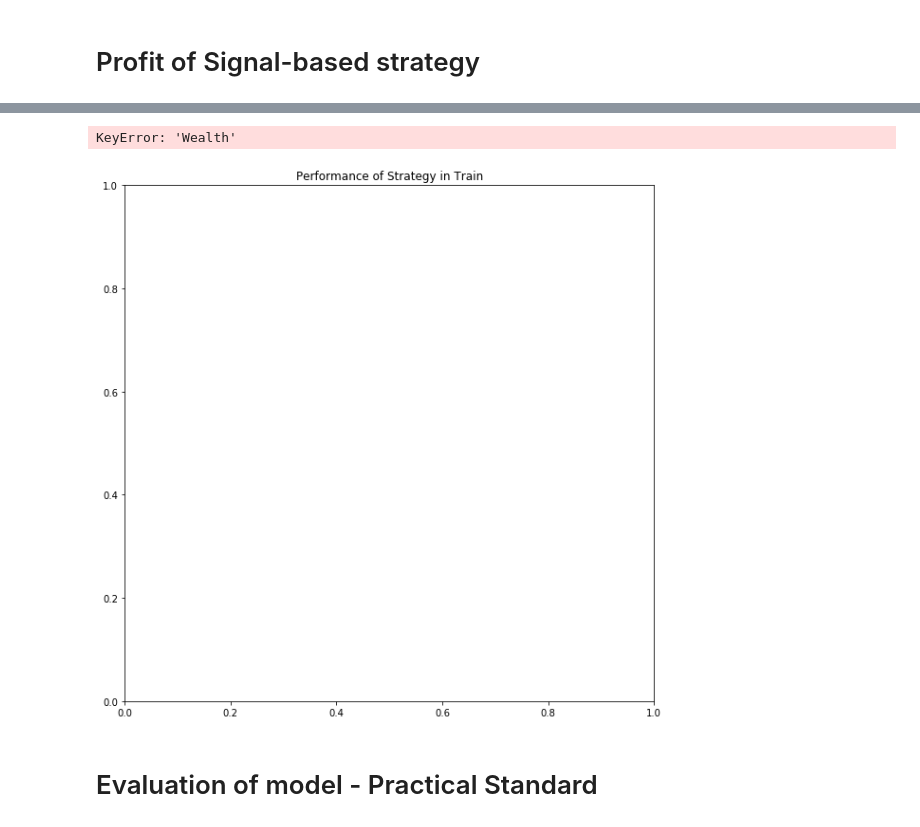
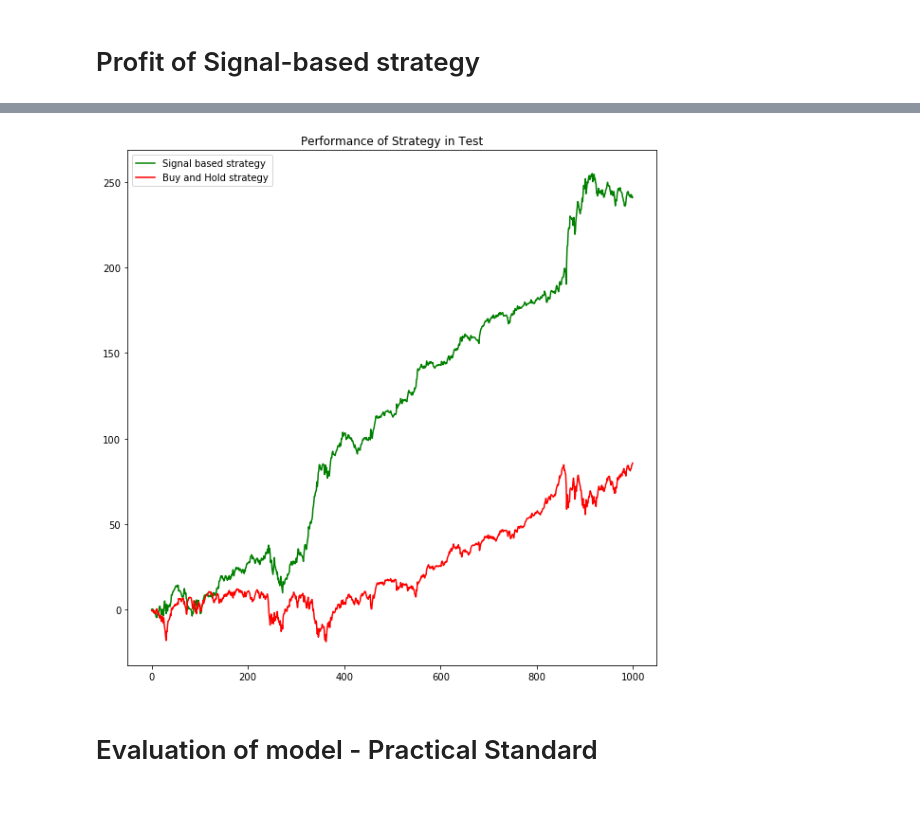
Before and after one commit to gmineo/Coursera-Financial_Analysis, a Jupyter notebook: Week 4 Coursera Stock.ipynb, the cells around one changed output, grey strips where cells are left out. Cells and saved outputs as stored; diff of their text form; code cells hidden in the pictures.

```diff
--- a/Week 4 Coursera Stock.ipynb
+++ b/Week 4 Coursera Stock.ipynb
@@ -364,13 +402,12 @@ KeyError: 'PredictedY'
 # %%
 plt.figure(figsize=(10, 10))
-plt.title('Performance of Strategy in Train')
+plt.title('Performance of Strategy in Test')
 plt.plot(Test['Wealth'].values, color='green', label='Signal based strategy')
 plt.plot(Test['spy'].cumsum().values, color='red', label='Buy and Hold strategy')
 plt.legend()
 plt.show()
 # %% [output]
-KeyError: 'Wealth'
-[figure, old version]
+[figure, new version]
 # %% [markdown]
 # Evaluation of model - Practical Standard
 # %% [markdown]
```
Also changed, not shown: parts of 26 cells of this notebook.
